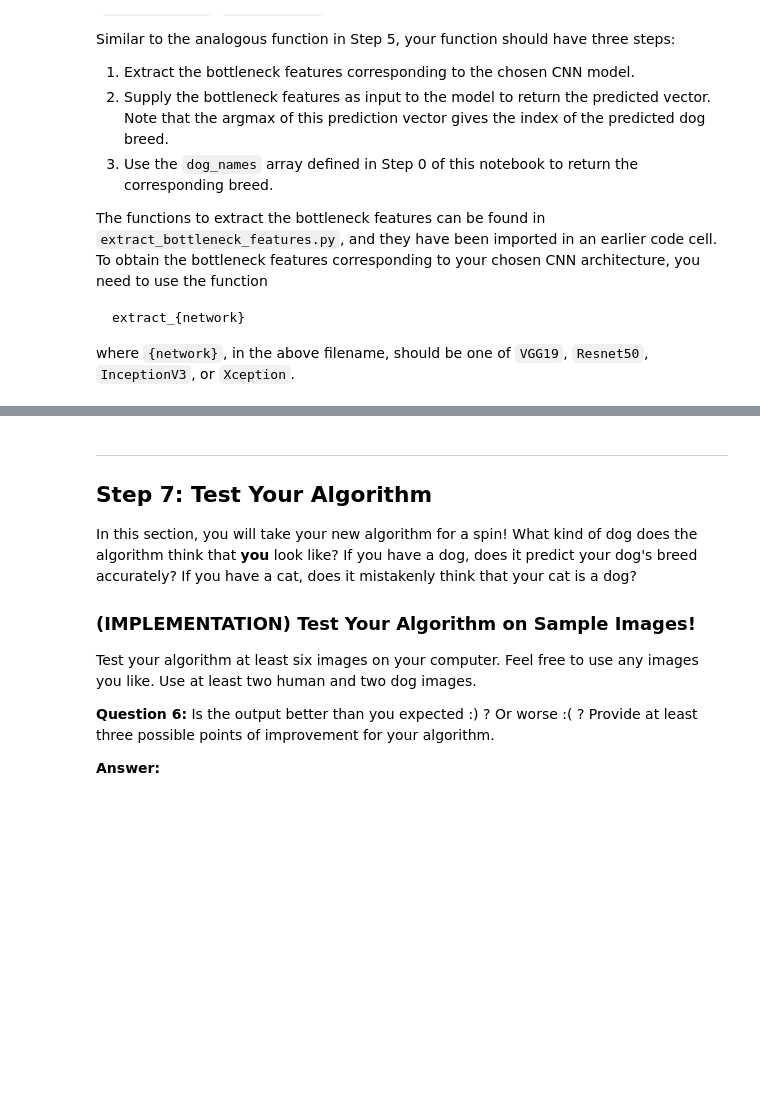
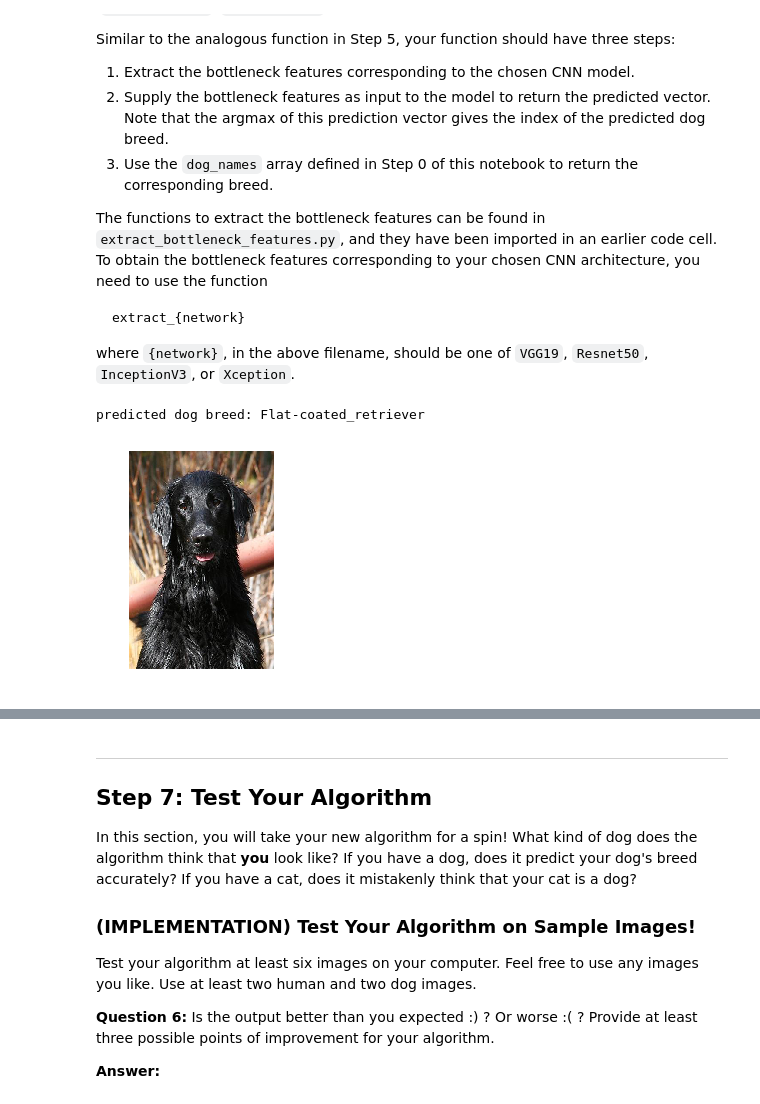
Before and after one commit to SophonAlpha/Udacity-dog-project, a Jupyter notebook: dog_app2.ipynb, the cells around one changed output, grey strips where cells are left out. Drawn from its saved outputs; the diff is of its cells as text; code cells hidden in the pictures; blank space fills up the shorter version.

```diff
--- a/dog_app2.ipynb
+++ b/dog_app2.ipynb
@@ -908,0 +965,8 @@ __Answer:__
+# %%
+### TODO: Define your architecture.
+
+InceptionV3_model = Sequential()
+InceptionV3_model.add(GlobalAveragePooling2D(input_shape=train_InceptionV3.shape[1:]))
+InceptionV3_model.add(Dense(133, activation='softmax'))
+
+InceptionV3_model.summary()
@@ -910,6 +986,7 @@ __Answer:__
 ### (IMPLEMENTATION) Compile the Model
 # %%
 ### TODO: Compile the model.
+InceptionV3_model.compile(loss='categorical_crossentropy', optimizer='rmsprop', metrics=['accuracy'])
 # %% [markdown]
 ### (IMPLEMENTATION) Train the Model
 
@@ -920,0 +996,7 @@ You are welcome to [augment the training data](https://blog.keras.io/building-po
+# %%
+### TODO: Train the model.
+checkpointer = ModelCheckpoint(filepath='saved_models/weights.best.InceptionV3.hdf5',
+                               verbose=1, save_best_only=True)
+InceptionV3_model.fit(train_InceptionV3, train_targets,
+                      validation_data=(valid_InceptionV3, valid_targets),
+                      epochs=20, batch_size=20, callbacks=[checkpointer], verbose=1)
@@ -922,6 +1023,8 @@ You are welcome to [augment the training data](https://blog.keras.io/building-po
 ### (IMPLEMENTATION) Load the Model with the Best Validation Loss
 # %%
 ### TODO: Load the model weights with the best validation loss.
+
+InceptionV3_model.load_weights('saved_models/weights.best.InceptionV3.hdf5')
 # %% [markdown]
 ### (IMPLEMENTATION) Test the Model
 
@@ -949,3 +1058,29 @@ where `{network}`, in the above filename, should be one of `VGG19`, `Resnet50`,
+# %%
+### TODO: Write a function that takes a path to an image as input
+### and returns the dog breed that is predicted by the model.
+
+def InceptionV3_predict_breed(img_path):
+    # extract bottleneck features
+    bottleneck_feature = extract_InceptionV3(path_to_tensor(img_path))
+    # obtain predicted vector
+    predicted_vector = InceptionV3_model.predict(bottleneck_feature)
+    # return dog breed that is predicted by the model
+    return dog_names[np.argmax(predicted_vector)]
+
+def show_image(img_file):
+    img = cv2.imread(img_file)
+    cv_rgb = cv2.cvtColor(img, cv2.COLOR_BGR2RGB)
+    plt.imshow(cv_rgb)
+    plt.axis('off')
+    plt.show()
+
+img_file = test_files[4]
+dog_name = InceptionV3_predict_breed(img_file)
+print('predicted dog breed: {}'.format(dog_name))
+show_image(img_file)
+# %% [output]
+predicted dog breed: Flat-coated_retriever
+[figure, added]
 # %% [markdown]
 ---
 <a id='step6'></a>
```
Also changed, not shown: parts of 20 cells of this notebook, 4 other files.
